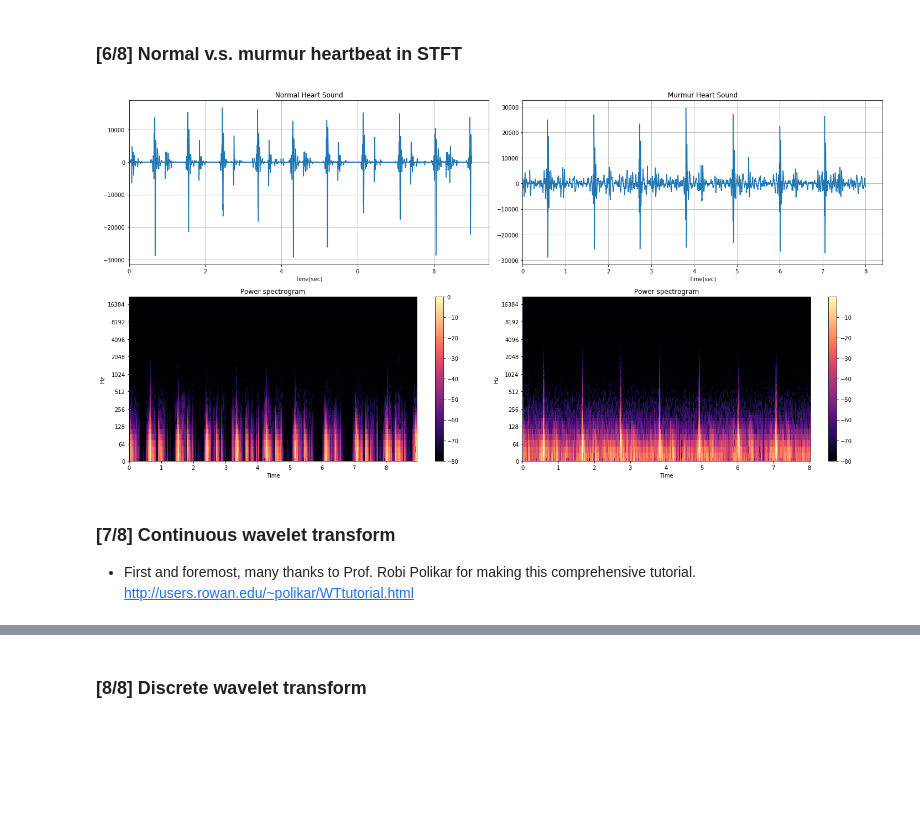
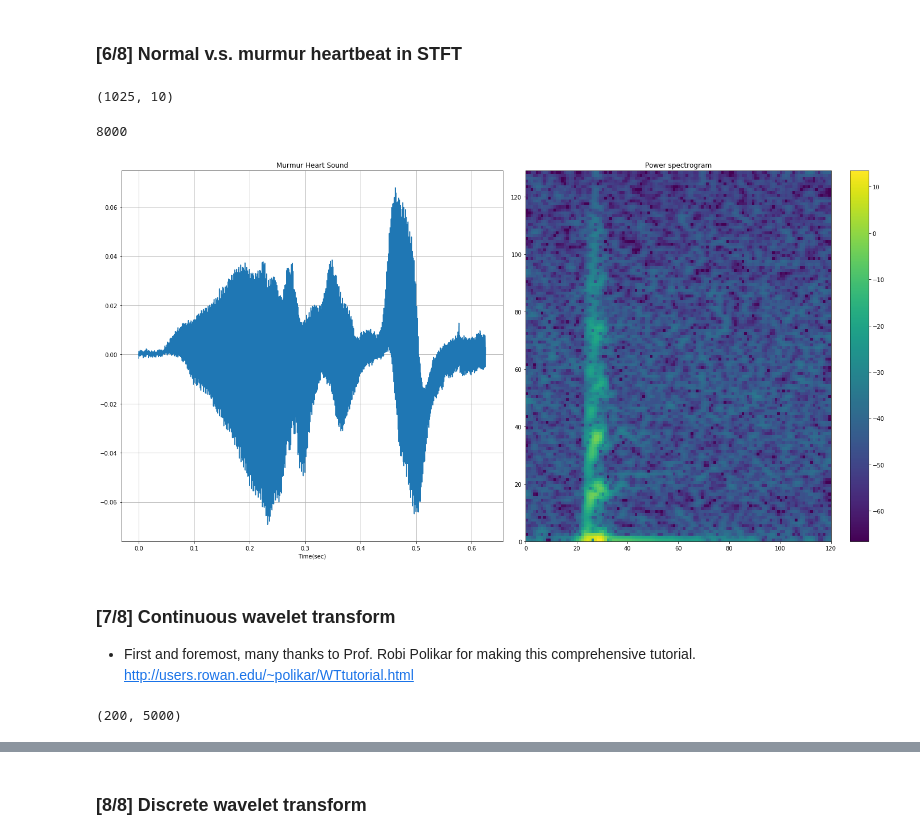
Before and after one commit to kalfasyan/wingbeat_frequencies, a Jupyter notebook: WIP_wavelets_second.ipynb, the cells around one changed output, grey strips where cells are left out. Cells and saved outputs as stored; diff of their text form; code cells hidden in the pictures; blank space fills up the shorter version.

Commit message:
updates, training with images, with raw signal, wavelet tests, new way to read data - dataset class

```diff
--- a/WIP_wavelets_second.ipynb
+++ b/WIP_wavelets_second.ipynb
@@ -155,6 +149,8 @@ ImportError: Traceback (most recent call last):
 # %%
-filepath = './normal_201103101140.wav'
-fs, samples = wavfile.read(filepath)
+# filepath = X_names[0]#'./normal_201103101140.wav'
+# fs, samples = wavfile.read(filepath)
+samples = read_simple([X_names[2]])[0]
+fs = F_S
 stft_input,sr = librosa.load(filepath, sr=None)
 
 window = signal.kaiser(2048, beta=1)
@@ -230,45 +227,60 @@ plt.show()
 [figure]
 # %% [markdown]
 ### [6/8] Normal v.s. murmur heartbeat in STFT
+# %%
+librosa.stft(stft_input_murmur).shape
+# %% [output]
+(1025, 10)
 # %%
-filepath = './murmur_201101180902.wav'
-fs, samples_murmur = wavfile.read(filepath)
-
+# filepath = './murmur_201101180902.wav'
+# fs, samples_murmur = wavfile.read(filepath)
+samples_murmur = read_simple([X_names[3]])[0].ravel()
+fs = F_S
+sr = SR
+print(SR)
 window_narrow = signal.kaiser(2048, beta=14)
-stft_input_murmur,sr = librosa.load(filepath, sr=None)
-stft_output_murmur = librosa.stft(stft_input_murmur,window=window_narrow)  # both use narrow window
+stft_input_murmur,sr = librosa.load(filepath, sr=SR)
+stft_output_murmur = librosa.stft(stft_input_murmur, n_fft = N_FFT, hop_length = 42)#librosa.stft(stft_input_murmur,window=window_narrow)  # both use narrow window
 
 # visualize
 plt.figure(figsize=(20,10))
-gs = gridspec.GridSpec(2, 2)
-plt.subplot(gs[0, 0])
-plt.title('Normal Heart Sound')
+# gs = gridspec.GridSpec(0, 2)
+# plt.subplot(gs[0, 1])
+# plt.title('Normal Heart Sound')
+# plt.xlabel('Time(sec)')
+# plt.plot(np.linspace(0.0, len(samples)/fs,len(samples)), samples)
+# # plt.xlim(xmin=0)
+# plt.grid()
+
+plt.subplot(1,2,1)
+plt.title('Murmur Heart Sound')
 plt.xlabel('Time(sec)')
-plt.plot(np.linspace(0.0, len(samples)//fs,len(samples)), samples)
-plt.xlim(xmin=0)
+plt.plot(np.linspace(0.0, len(samples_murmur)/fs,len(samples_murmur)), samples_murmur)
+
+# plt.xlim(xmin=0)
 plt.grid()
 
-plt.subplot(gs[0, 1])
-plt.title('Murmur Heart Sound')
-plt.xlabel('Time(sec)')
-plt.plot(np.linspace(0.0, len(samples_murmur)//fs,len(samples_murmur)), samples_murmur)
-plt.xlim(xmin=0)
-plt.grid()
+# plt.subplot(gs[1, 0])
+# plt.pcolormesh(librosa.amplitude_to_db(stft_output_narrow))#, y_axis='log', x_axis='time',sr=sr)
+# # plt.specgram(librosa.amplitude_to_db(stft_output_narrow), NFFT=256, Fs=F_S, noverlap=256-256/6)
+# plt.title('Power spectrogram')
+# plt.colorbar()
 
-plt.subplot(gs[1, 0])
-librosa.display.specshow(librosa.amplitude_to_db(stft_output_narrow, ref=np.max), y_axis='log', x_axis='time',sr=sr)
-plt.title('Power spectrogram')
-plt.colorbar()
-
-plt.subplot(gs[1, 1])
-librosa.display.specshow(librosa.amplitude_to_db(stft_output_murmur, ref=np.max), y_axis='log', x_axis='time',sr=sr)
+plt.subplot(1,2,2)
+plt.pcolormesh(librosa.amplitude_to_db(stft_output_murmur))#, y_axis='log', x_axis='time',sr=sr)
+# librosa.display.specshow
 plt.title('Power spectrogram')
 plt.colorbar()
 plt.tight_layout()
 plt.show()
 # %% [output]
+8000
-[figure, old version]
+[figure, new version]
 # %% [markdown]
 ### [7/8] Continuous wavelet transform
 * First and foremost, many thanks to Prof. Robi Polikar for making this comprehensive tutorial.
 <br/>http://users.rowan.edu/~polikar/WTtutorial.html
+# %%
+cwtmatr.shape
+# %% [output]
+(200, 5000)
```
Also changed, not shown: parts of 5 cells of this notebook, 23 other files.
